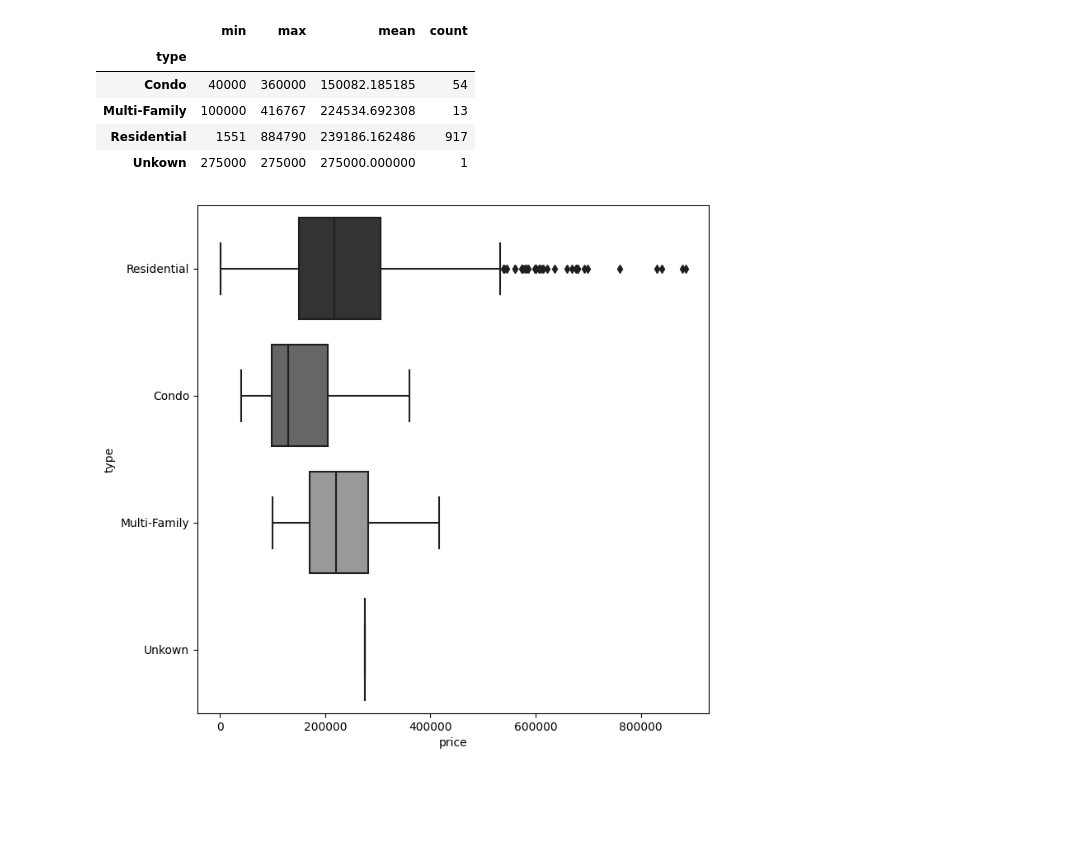
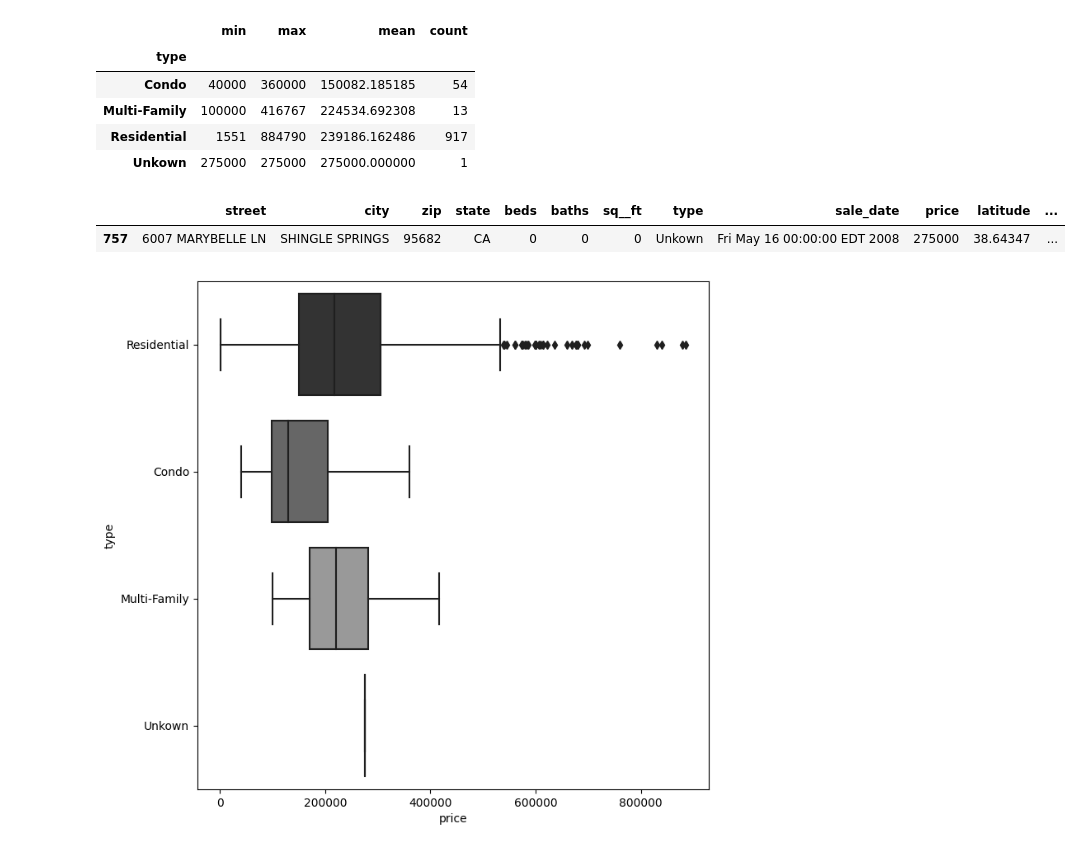
Before and after one commit to olga-zieba/Analiza-cen-mieszkan, a Jupyter notebook: analiza_cen_mieszkan.ipynb, the cells around one changed output. Drawn from its saved outputs; the diff is of its cells as text; code cells hidden in the pictures; blank space fills up the shorter version.

```diff
--- a/analiza_cen_mieszkan.ipynb
+++ b/analiza_cen_mieszkan.ipynb
@@ -256,6 +261,11 @@ dane.groupby(['type'])['price'].agg([min, max, 'mean', 'count'])
 | Multi-Family | 100000 | 416767 | 224534.692308 | 13 |
 | Residential | 1551 | 884790 | 239186.162486 | 917 |
 | Unkown | 275000 | 275000 | 275000.000000 | 1 |
+# %%
+dane.loc[(dane['type']=='Unkown')]
+# %% [output]
+|  | street | city | zip | state | beds | baths | sq__ft | type | sale_date | price | latitude | ... |
+| 757 | 6007 MARYBELLE LN | SHINGLE SPRINGS | 95682 | CA | 0 | 0 | 0 | Unkown | Fri May 16 00:00:00 EDT 2008 | 275000 | 38.64347 | ... |
 # %%
 sns.boxplot(y="type", x="price", data=dane, palette = 'gray');
 # %% [output]
```
Also changed, not shown: parts of 62 cells of this notebook.
